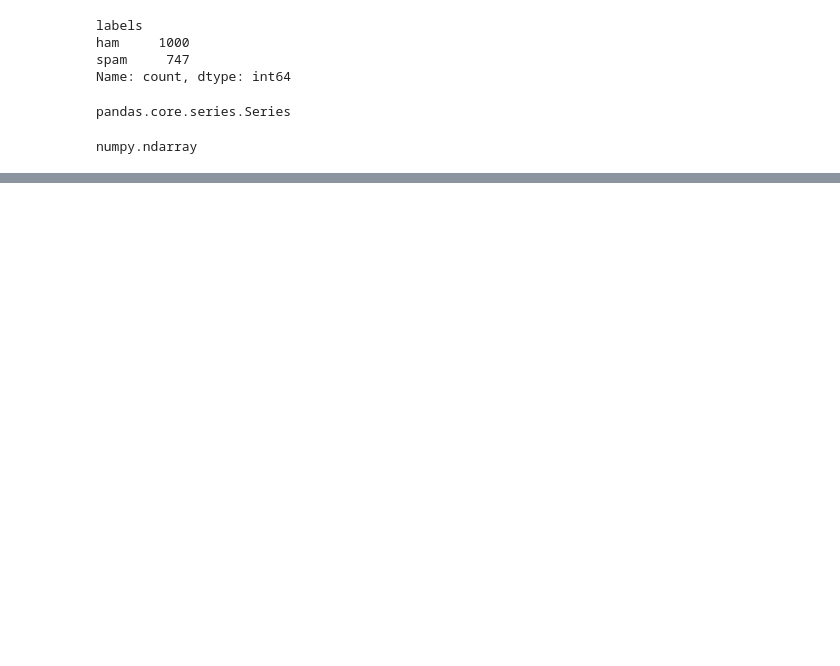
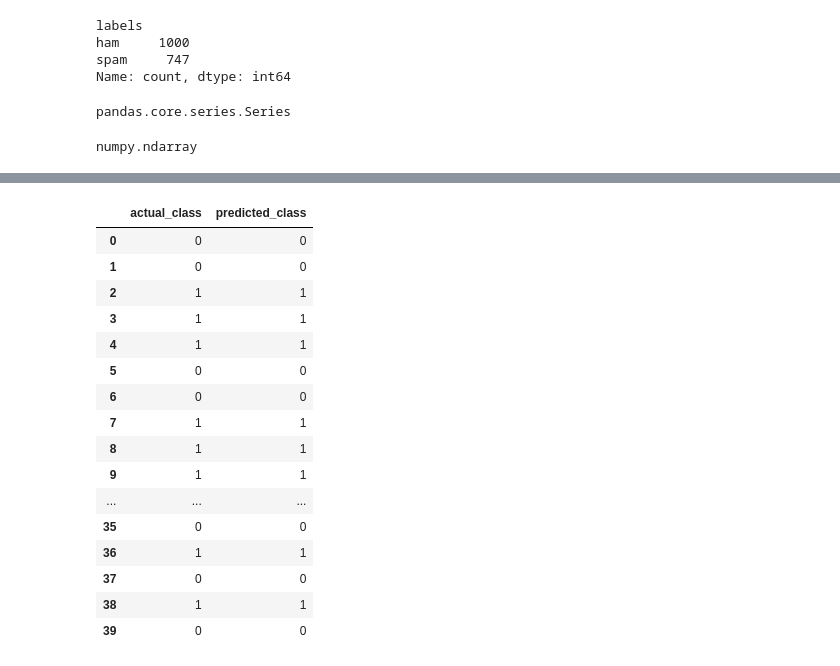
Before and after one commit to upflairs-pvt-ltd/3rd_july_datascience, a Jupyter notebook: email_classification/email.ipynb, the cells around one changed output, grey strips where cells are left out. Cells and saved outputs as stored; diff of their text form; code cells hidden in the pictures; blank space fills up the shorter version.

```diff
--- a/email_classification/email.ipynb
+++ b/email_classification/email.ipynb
@@ -289,0 +303,2 @@ numpy.ndarray
+# %%
+X_transformed = X.toarray()
@@ -289,0 +319,21 @@ numpy.ndarray
+# %%
+from sklearn.model_selection import train_test_split
+x_train,x_test,y_train,y_test = train_test_split(X_transformed,y,test_size=0.15,random_state=42)
+# %%
+## Model training  algorithm train
+from sklearn.naive_bayes import MultinomialNB, BernoulliNB , GaussianNB
+mnb = MultinomialNB()
+bnb = BernoulliNB()
+
+
+mnb.fit(x_train,y_train)
+bnb.fit(x_train,y_train)
+print("ALgorithms trained on the data!")
+
+print("Multinomial Naive bayes")
+print("Training score : ",mnb.score(x_train,y_train))
+print("Testing score : ",  mnb.score(x_test,y_test) )
+print()
+print("Bernoli Naive bayes")
+print("Training score : ",bnb.score(x_train,y_train))
+print("Testing score : ",  bnb.score(x_test,y_test) )
@@ -289,0 +349,4 @@ numpy.ndarray
+# %%
+### prediction
+prediction = mnb.predict(x_test)
+prediction
@@ -289,0 +383,21 @@ numpy.ndarray
+# %%
+evaluation_df =  pd.DataFrame({"actual_class":y_test.values,"predicted_class":prediction})
+evaluation_df.head(40)
+# %% [output]
+|  | actual_class | predicted_class |
+| 0 | 0 | 0 |
+| 1 | 0 | 0 |
+| 2 | 1 | 1 |
+| 3 | 1 | 1 |
+| 4 | 1 | 1 |
+| 5 | 0 | 0 |
+| 6 | 0 | 0 |
+| 7 | 1 | 1 |
+| 8 | 1 | 1 |
+| 9 | 1 | 1 |
+| ... | ... | ... |
+| 35 | 0 | 0 |
+| 36 | 1 | 1 |
+| 37 | 0 | 0 |
+| 38 | 1 | 1 |
+| 39 | 0 | 0 |
```
Also changed, not shown: parts of 11 cells of this notebook.
